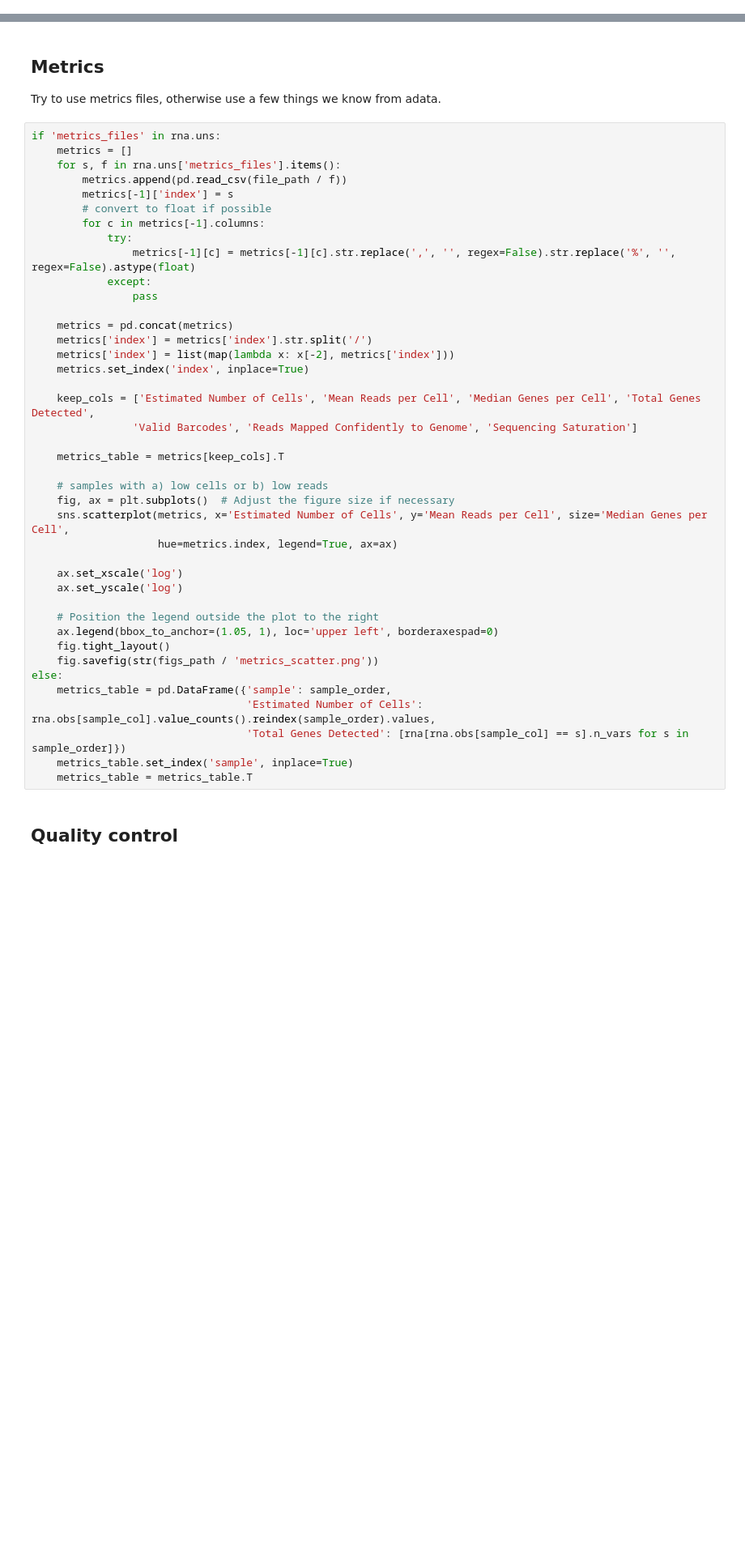
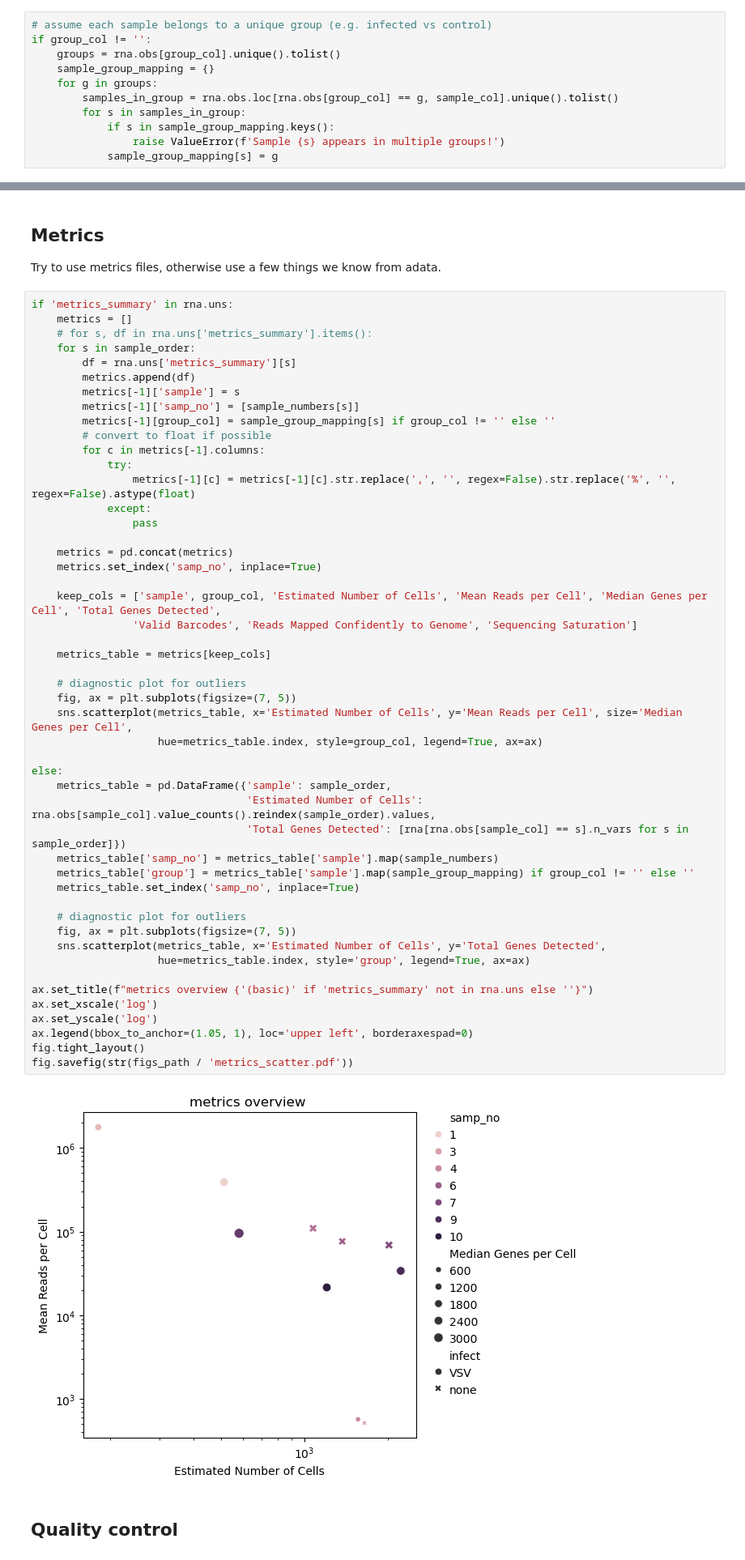
Before and after one commit to drgmk/scrna, a Jupyter notebook: notebooks/firstlook.ipynb, the cells around one changed output, grey strips where cells are left out. Shown at 81% size. Drawn from its saved outputs; the diff is of its cells as text; blank space fills up the shorter version.

```diff
--- a/notebooks/firstlook.ipynb
+++ b/notebooks/firstlook.ipynb
@@ -123,3 +130,14 @@ else:
+# %%
+# assume each sample belongs to a unique group (e.g. infected vs control)
+if group_col != '':
+    groups = rna.obs[group_col].unique().tolist()
+    sample_group_mapping = {}
+    for g in groups:
+        samples_in_group = rna.obs.loc[rna.obs[group_col] == g, sample_col].unique().tolist()
+        for s in samples_in_group:
+            if s in sample_group_mapping.keys():
+                raise ValueError(f'Sample {s} appears in multiple groups!')
+            sample_group_mapping[s] = g
 # %% [markdown]
 ## Guess whether human or mouse
 # %%
@@ -131,46 +149,56 @@ assuming organism: mouse
 ## Metrics
 Try to use metrics files, otherwise use a few things we know from adata.
 # %%
-if 'metrics_files' in rna.uns:
+if 'metrics_summary' in rna.uns:
     metrics = []
-    for s, f in rna.uns['metrics_files'].items():
-        metrics.append(pd.read_csv(file_path / f))
-        metrics[-1]['index'] = s
+    # for s, df in rna.uns['metrics_summary'].items():
+    for s in sample_order:
+        df = rna.uns['metrics_summary'][s]
+        metrics.append(df)
+        metrics[-1]['sample'] = s
+        metrics[-1]['samp_no'] = [sample_numbers[s]]
+        metrics[-1][group_col] = sample_group_mapping[s] if group_col != '' else ''
         # convert to float if possible
         for c in metrics[-1].columns:
             try:
                 metrics[-1][c] = metrics[-1][c].str.replace(',', '', regex=False).str.replace('%', '', regex=False).astype(float)
             except:
                 pass
 
     metrics = pd.concat(metrics)
-    metrics['index'] = metrics['index'].str.split('/')
-    metrics['index'] = list(map(lambda x: x[-2], metrics['index']))
-    metrics.set_index('index', inplace=True)
+    metrics.set_index('samp_no', inplace=True)
 
-    keep_cols = ['Estimated Number of Cells', 'Mean Reads per Cell', 'Median Genes per Cell', 'Total Genes Detected',
+    keep_cols = ['sample', group_col, 'Estimated Number of Cells', 'Mean Reads per Cell', 'Median Genes per Cell', 'Total Genes Detected',
                 'Valid Barcodes', 'Reads Mapped Confidently to Genome', 'Sequencing Saturation']
 
-    metrics_table = metrics[keep_cols].T
+    metrics_table = metrics[keep_cols]
 
-    # samples with a) low cells or b) low reads
-    fig, ax = plt.subplots()  # Adjust the figure size if necessary
-    sns.scatterplot(metrics, x='Estimated Number of Cells', y='Mean Reads per Cell', size='Median Genes per Cell',
-                    hue=metrics.index, legend=True, ax=ax)
+    # diagnostic plot for outliers
+    fig, ax = plt.subplots(figsize=(7, 5))
+    sns.scatterplot(metrics_table, x='Estimated Number of Cells', y='Mean Reads per Cell', size='Median Genes per Cell',
+                    hue=metrics_table.index, style=group_col, legend=True, ax=ax)
 
-    ax.set_xscale('log')
-    ax.set_yscale('log')
-
-    # Position the legend outside the plot to the right
-    ax.legend(bbox_to_anchor=(1.05, 1), loc='upper left', borderaxespad=0)
-    fig.tight_layout()
-    fig.savefig(str(figs_path / 'metrics_scatter.png'))
 else:
     metrics_table = pd.DataFrame({'sample': sample_order,
                                   'Estimated Number of Cells': rna.obs[sample_col].value_counts().reindex(sample_order).values,
                                   'Total Genes Detected': [rna[rna.obs[sample_col] == s].n_vars for s in sample_order]})
-    metrics_table.set_index('sample', inplace=True)
-    metrics_table = metrics_table.T
+    metrics_table['samp_no'] = metrics_table['sample'].map(sample_numbers)
+    metrics_table['group'] = metrics_table['sample'].map(sample_group_mapping) if group_col != '' else ''
+    metrics_table.set_index('samp_no', inplace=True)
+
+    # diagnostic plot for outliers
+    fig, ax = plt.subplots(figsize=(7, 5))
+    sns.scatterplot(metrics_table, x='Estimated Number of Cells', y='Total Genes Detected',
+                    hue=metrics_table.index, style='group', legend=True, ax=ax)
+
+ax.set_title(f"metrics overview {'(basic)' if 'metrics_summary' not in rna.uns else ''}")
+ax.set_xscale('log')
+ax.set_yscale('log')
+ax.legend(bbox_to_anchor=(1.05, 1), loc='upper left', borderaxespad=0)
+fig.tight_layout()
+fig.savefig(str(figs_path / 'metrics_scatter.pdf'))
+# %% [output]
+[figure, added]
 # %% [markdown]
 ## Quality control
 # %%
```
Also changed, not shown: parts of 19 cells of this notebook, 3 other files.
